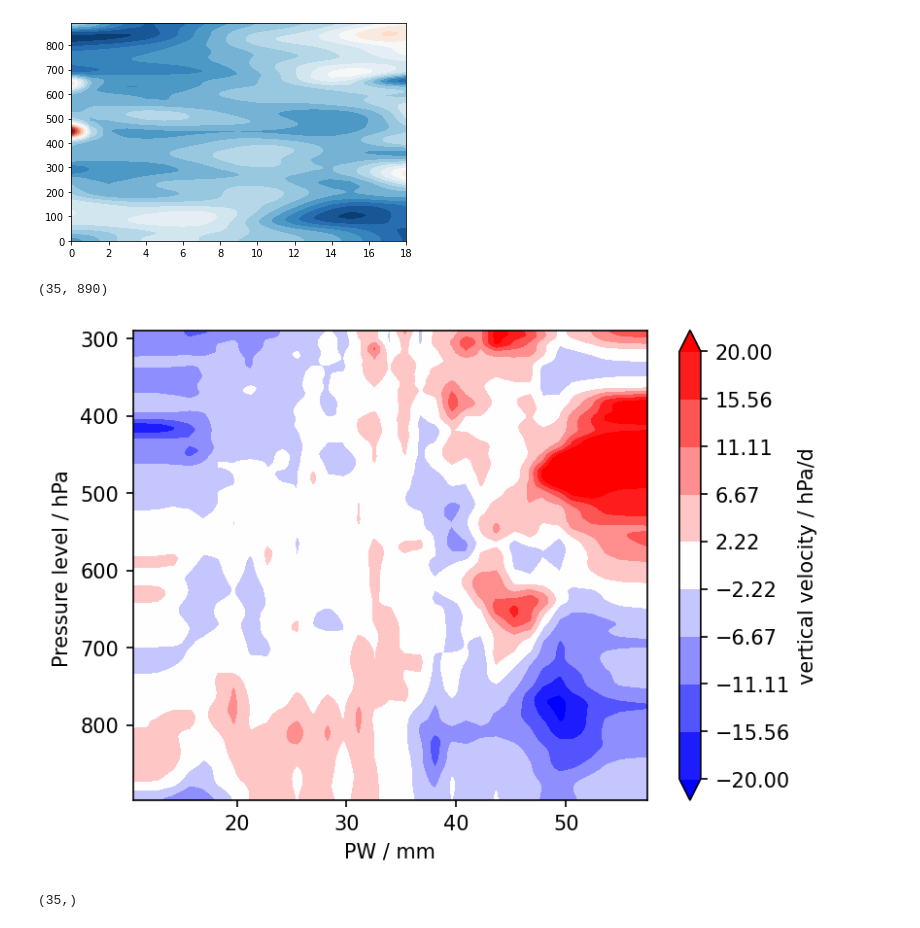
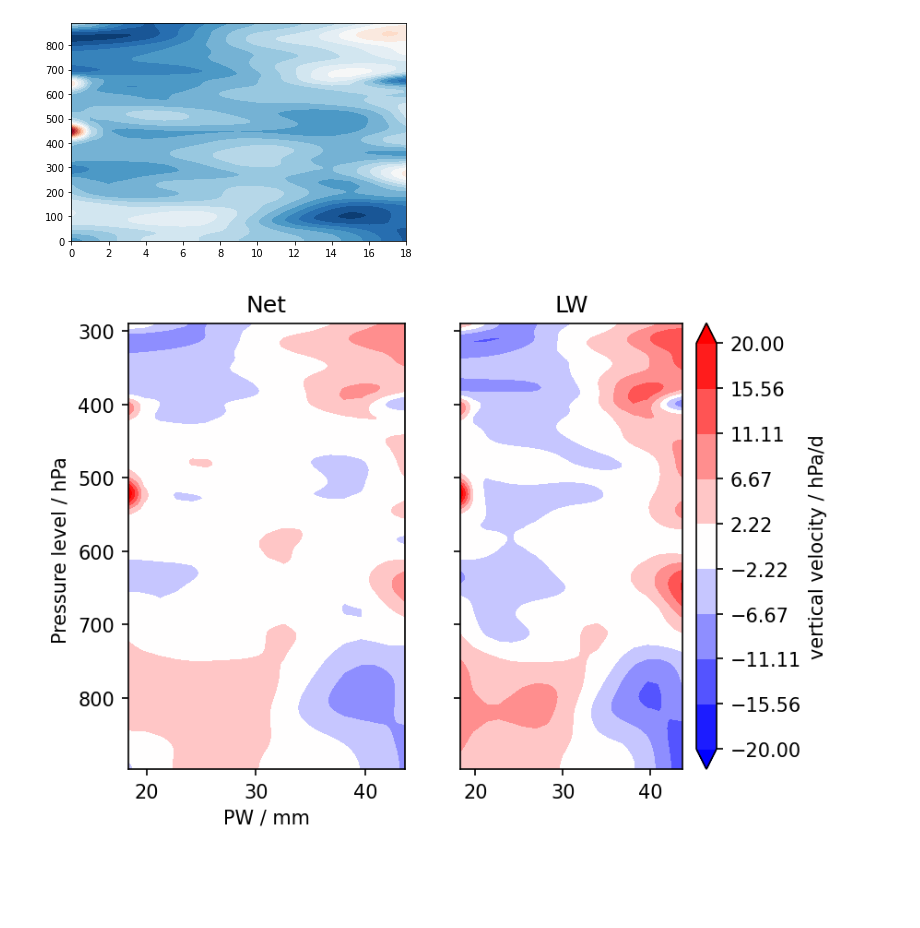
Before and after one commit to observingClouds/trade-wind-course_2021, a Jupyter notebook: PW_sorted_HeatingProfiles.ipynb, the cells around one changed output. Cells and saved outputs as stored; diff of their text form; code cells hidden in the pictures; blank space fills up the shorter version.

Commit message:
Heating anomaly circulation for Net and LW

```diff
--- a/PW_sorted_HeatingProfiles.ipynb
+++ b/PW_sorted_HeatingProfiles.ipynb
@@ -228,7 +222,7 @@ Data variables:
     omega_clear                 (launch_time, alt) float64 ...
 # %%
 heating_anomaly = (ds_radiation_grp.q_rad - np.nanmean(ds_radiation_grp.q_rad,axis=0)) # axis 0 is altitude
-ds_radiation_grp["heating_anomaly_2"] = xr.DataArray(heating_anomaly, dims = ["pw_bins", "alt"])
+ds_radiation_grp["heating_anomaly_net"] = xr.DataArray(heating_anomaly, dims = ["pw_bins", "alt"])
 # %%
 ds_radiation_grp
 # %% [output]
@@ -272,6 +266,7 @@ ds_radiation_grp["omega_clear_bin_instant_net"] = xr.DataArray(omega_clear_bin_i
 # %%
 # # smooth specific fields
-omega_clear_smooth = scipy.ndimage.filters.gaussian_filter(ds_radiation_grp.omega_clear_2.T,(20,2))
 omega_clear_bin_instant_net = scipy.ndimage.filters.gaussian_filter(ds_radiation_grp.omega_clear_bin_instant_net.T,(20,2))
-# Q_anomaly_smooth = scipy.ndimage.filters.gaussian_filter(ds_radiation_grp.heating_anomaly_2.T,(20,2))
 Q_smooth_net = scipy.ndimage.filters.gaussian_filter(ds_radiation_grp.q_rad.T,(20,2))
+
+omega_clear_bin_instant_lw = scipy.ndimage.filters.gaussian_filter(ds_radiation_grp.omega_clear_bin_instant_lw.T,(20,2))
+Q_smooth_lw = scipy.ndimage.filters.gaussian_filter(ds_radiation_grp.q_rad_lw.T,(20,2))
@@ -286,3 +273,11 @@ Q_smooth_net_anomaly_sel = Q_smooth_net[:,6:25].T-np.mean(Q_smooth_net[:,6:25],
+# %%
+omega_clear_bin_instant_net_anomaly_all = omega_clear_bin_instant_net.T-np.mean(omega_clear_bin_instant_net,axis=1)
+omega_clear_bin_instant_net_anomaly_sel = omega_clear_bin_instant_net[:,6:25].T-np.mean(omega_clear_bin_instant_net[:,6:25],axis=1)
+Q_smooth_net_anomaly_sel = Q_smooth_net[:,6:25].T-np.mean(Q_smooth_net[:,6:25], axis=1)
+
+omega_clear_bin_instant_lw_anomaly_all = omega_clear_bin_instant_lw.T-np.mean(omega_clear_bin_instant_lw,axis=1)
+omega_clear_bin_instant_lw_anomaly_sel = omega_clear_bin_instant_lw[:,6:25].T-np.mean(omega_clear_bin_instant_lw[:,6:25],axis=1)
+Q_smooth_lw_anomaly_sel = Q_smooth_lw[:,6:25].T-np.mean(Q_smooth_lw[:,6:25], axis=1)
 # %%
 # Vertical velocity anomaly based on all bins
 plt.contourf(omega_clear_bin_instant_net_anomaly_all.T, levels=20, cmap="RdBu_r")
@@ -316,28 +303,25 @@ psi_smooth = circ.streamfunction_p(omega_clear_bin_instant_net_anomaly_sel,ds_ra
-# %%
-np.shape(omega_clear_2.metpy.magnitude*860.)
-# %% [output]
-(35, 890)
 # %%
-fig = plt.figure(figsize=(5.69,4.27), dpi=150)
-ax  = plt.subplot(111)
-bound = np.nanmax([np.abs(np.nanpercentile(ds_radiation_grp.omega_clear_anomaly_smooth.T.metpy.magnitude*860.,1)),
-                   np.abs(np.nanpercentile(ds_radiation_grp.omega_clear_anomaly_smooth.T.metpy.magnitude*860.,99))])
+fig, axs  = plt.subplots(1,2,figsize=(5.69,4.27), dpi=150, sharey=True)
+bound = np.nanmax([np.abs(np.nanpercentile(omega_clear_bin_instant_net_anomaly_sel.T*860.,1)),
+                   np.abs(np.nanpercentile(omega_clear_bin_instant_net_anomaly_sel.T*860.,99))])
 bound = 20
-p1  = ax.contourf(ds_radiation_grp.pw,ds_radiation_grp.pressure.mean(dim="pw_bins")/100,
-                  ds_radiation_grp.omega_clear_anomaly_smooth.T.metpy.magnitude*860.,cmap="bwr",levels=np.linspace(-bound,+bound,10),
+p1  = axs[0].contourf(ds_radiation_grp.pw[6:25],ds_radiation_grp.pressure.mean(dim="pw_bins")/100,
+                  omega_clear_bin_instant_net_anomaly_sel.T*860.,cmap="bwr",levels=np.linspace(-bound,+bound,10),
+                  interpolation="none",extend="both")
+
+p2  = axs[1].contourf(ds_radiation_grp.pw[6:25],ds_radiation_grp.pressure.mean(dim="pw_bins")/100,
+                  omega_clear_bin_instant_lw_anomaly_sel.T*860.,cmap="bwr",levels=np.linspace(-bound,+bound,10),
                   interpolation="none",extend="both")
 # plt.gca().invert_yaxis()
 # ax.set_xlabel(r'Percentile of IWV')
 # ax.set_xticklabels(['0','20','40','60','80','100'])
 
-ax.set_ylabel("Pressure level / hPa ")
-ax.set_xlabel("PW / mm")
-ax.invert_yaxis()
+axs[0].set_ylabel("Pressure level / hPa ")
+axs[0].set_xlabel("PW / mm")
+axs[0].invert_yaxis()
 c1 = plt.colorbar(p1)
 c1.set_label("vertical velocity / hPa/d")
+axs[0].set_title('Net');
+axs[1].set_title('LW');
 # %% [output]
-[figure, old version]
+[figure, new version]
-# %%
-np.shape(ds_radiation_grp.pw)
-# %% [output]
-(35,)
```
Also changed, not shown: parts of 15 cells of this notebook.
